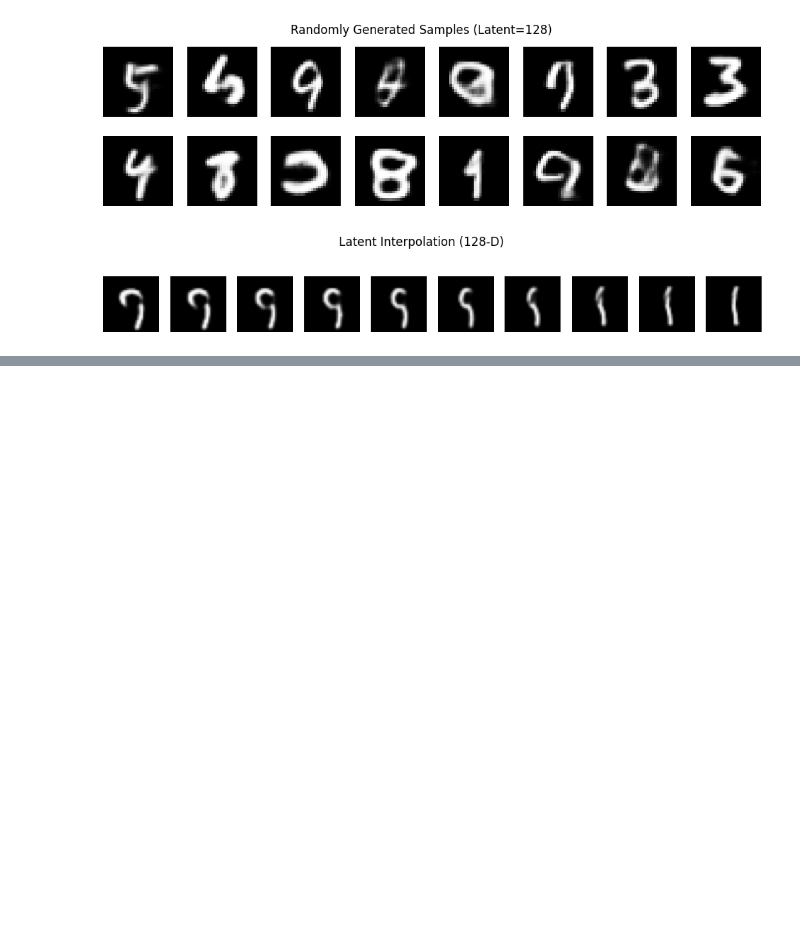
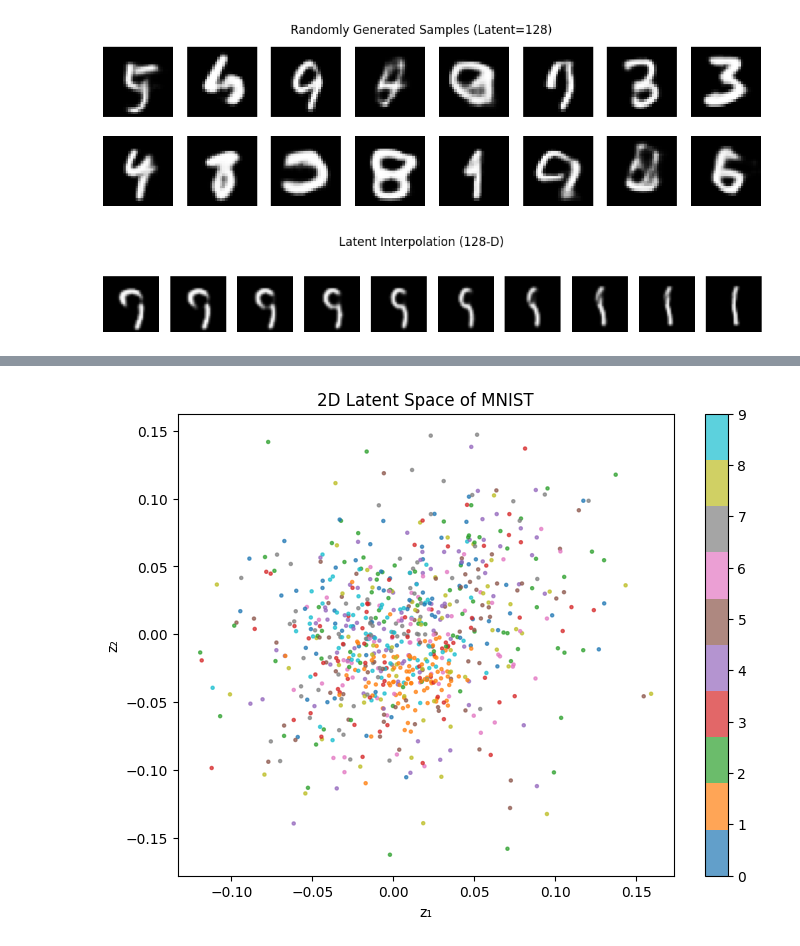
Before and after one commit to aakriti-st126490/SegmentationToVAE, a Jupyter notebook: Task3.ipynb, the cells around one changed output, grey strips where cells are left out. Saved outputs shown, nothing was run; the diff lists cells and outputs as text; code cells hidden in the pictures; blank space fills up the shorter version.

```diff
--- a/Task3.ipynb
+++ b/Task3.ipynb
@@ -279,3 +283,37 @@ def plot_latent_grid(model, n=20, grid_range=3):
 
 # Example (requires latent_dim=2 model):
 # plot_latent_grid(model_2d)
+# %%
+# --- Visualize 2D latent space ---
+import matplotlib.cm as cm
+
+def visualize_latent_space(model, loader, num_batches=5):
+    """Plots encoded μ vectors in 2D colored by digit label."""
+    model.eval()
+    zs = []
+    labels = []
+
+    with torch.no_grad():
+        for i, (x, y) in enumerate(loader):
+            x = x.to(device)
+            mu, _ = model.encode(x)
+            zs.append(mu.cpu())
+            labels.append(y)
+            if i >= num_batches:
+                break
+
+    zs = torch.cat(zs)
+    labels = torch.cat(labels)
+
+    plt.figure(figsize=(8, 6))
+    scatter = plt.scatter(zs[:, 0], zs[:, 1], c=labels, cmap='tab10', alpha=0.7, s=5)
+    plt.colorbar(scatter, ticks=range(10))
+    plt.title("2D Latent Space of MNIST")
+    plt.xlabel("z₁")
+    plt.ylabel("z₂")
+    plt.show()
+
+# Example usage (only works if latent_dim == 2)
+visualize_latent_space(model_128, test_loader)
+# %% [output]
+[figure, added]
```
Also changed, not shown: parts of 3 cells of this notebook.
